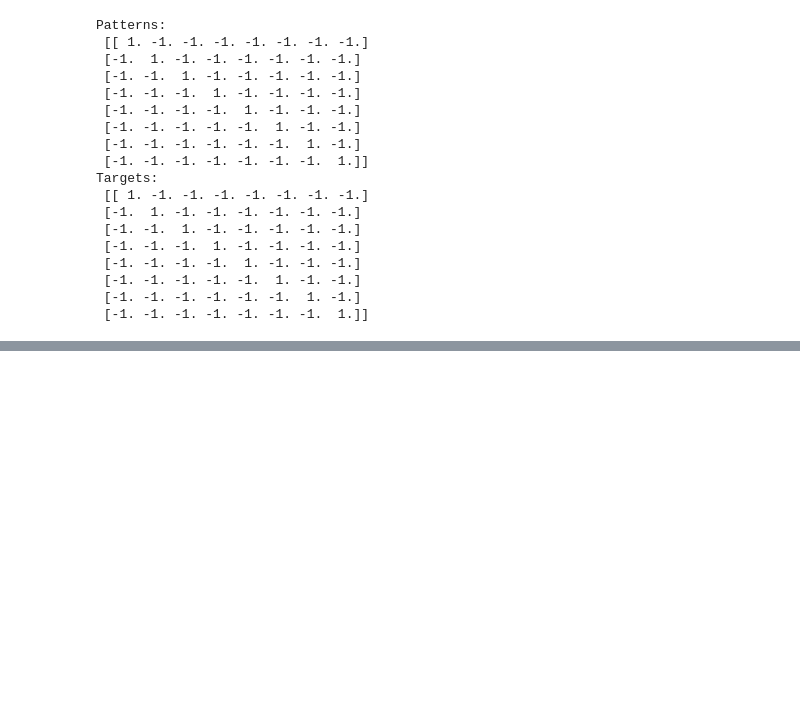
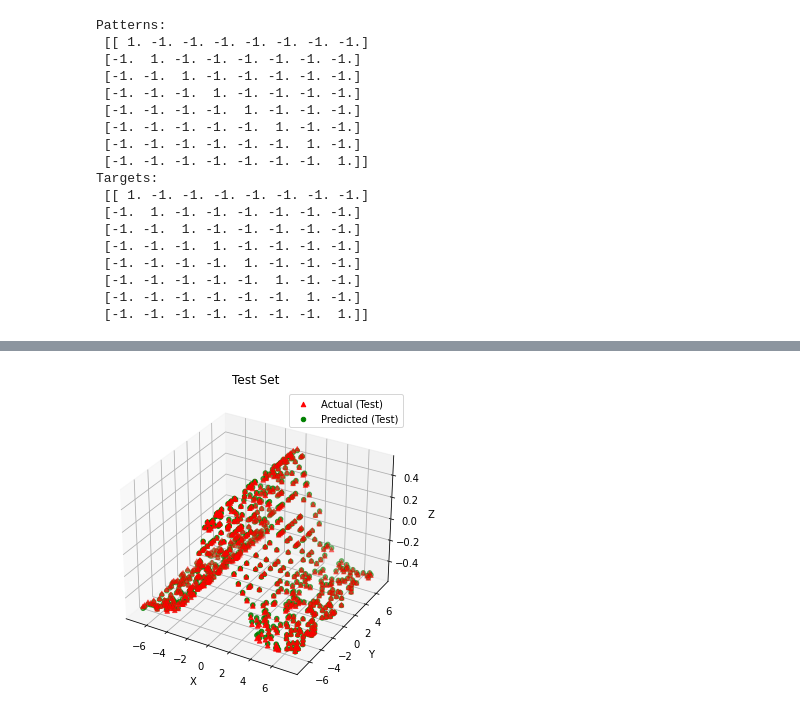
Before and after one commit to kyebinan/Deep_Learning_KTH, a Jupyter notebook: LAB1B/notebook2.ipynb, the cells around one changed output, grey strips where cells are left out. Drawn from its saved outputs; the diff is of its cells as text; code cells hidden in the pictures; blank space fills up the shorter version.

```diff
--- a/LAB1B/notebook2.ipynb
+++ b/LAB1B/notebook2.ipynb
@@ -68,0 +125,17 @@ perceptron.autoencode(patterns, epochs=100, lr = 0.001)
+# %%
+test_predictions = perceptron.make_prediction(X_test)
+
+# Plot the Train Set
+fig_train = plt.figure(figsize=(12, 6))
+ax_test = fig_train.add_subplot(122, projection='3d')
+ax_test.scatter(X_test[:, 0], X_test[:, 1], y_test, c='r', marker='^', label='Actual (Test)')
+ax_test.scatter(X_test[:, 0], X_test[:, 1], test_predictions, c='g', marker='o', label='Predicted (Test)')
+ax_test.set_xlabel('X')
+ax_test.set_ylabel('Y')
+ax_test.set_zlabel('Z')
+ax_test.set_title('Test Set')
+ax_test.legend()
+
+plt.show()
+# %% [output]
+[figure, added]
```
Also changed, not shown: parts of 18 cells of this notebook, 2 other files.
